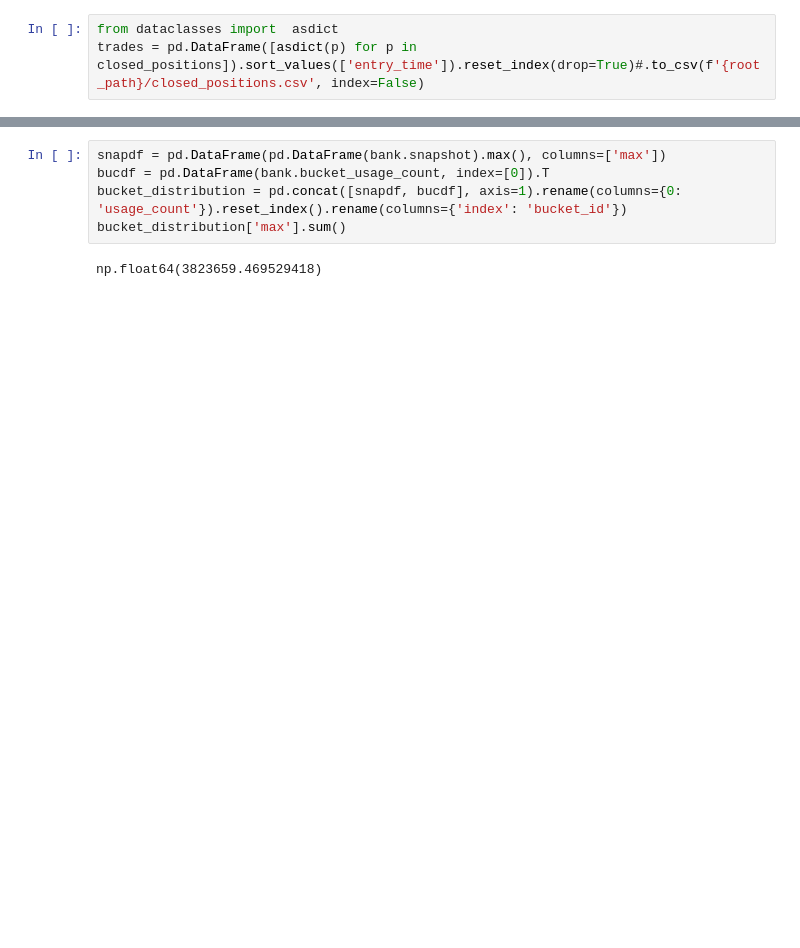
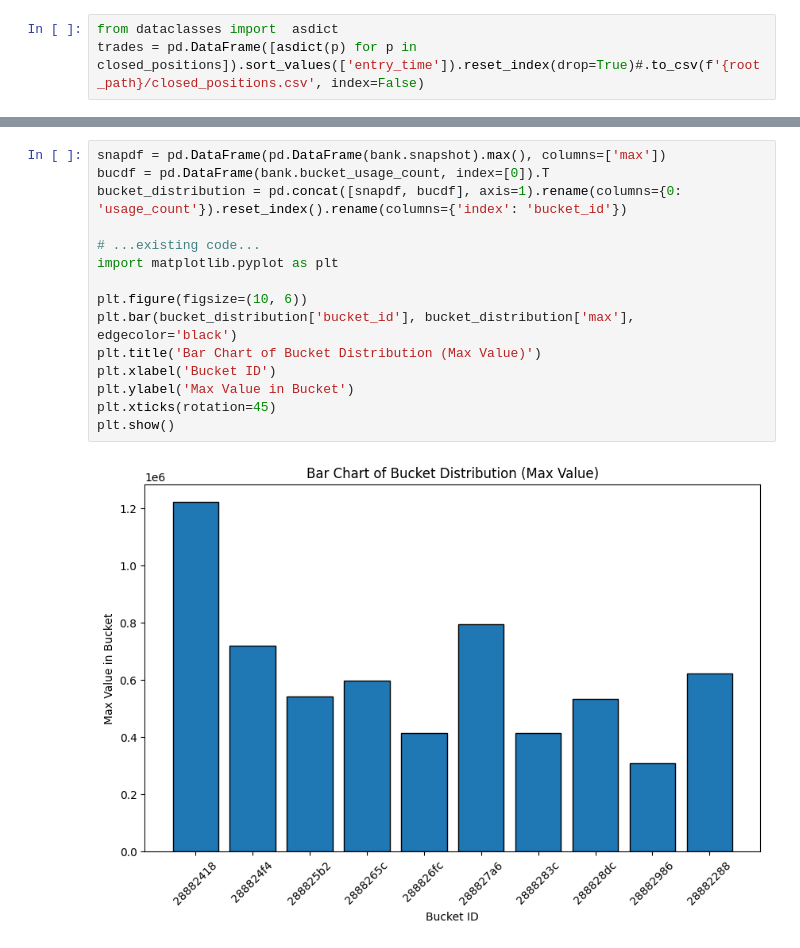
Before and after one commit to wishabhilash/strategy-notebooks, a Jupyter notebook: notebooks/NiftyShop-Fabtrader.ipynb, the cells around one changed output, grey strips where cells are left out. Saved outputs shown, nothing was run; the diff lists cells and outputs as text; blank space fills up the shorter version.

```diff
--- a/notebooks/NiftyShop-Fabtrader.ipynb
+++ b/notebooks/NiftyShop-Fabtrader.ipynb
@@ -366,10 +461,20 @@ tearsheet
 # %%
 snapdf = pd.DataFrame(pd.DataFrame(bank.snapshot).max(), columns=['max'])
 bucdf = pd.DataFrame(bank.bucket_usage_count, index=[0]).T
 bucket_distribution = pd.concat([snapdf, bucdf], axis=1).rename(columns={0: 'usage_count'}).reset_index().rename(columns={'index': 'bucket_id'})
-bucket_distribution['max'].sum()
+
+# ...existing code...
+import matplotlib.pyplot as plt
+
+plt.figure(figsize=(10, 6))
+plt.bar(bucket_distribution['bucket_id'], bucket_distribution['max'], edgecolor='black')
+plt.title('Bar Chart of Bucket Distribution (Max Value)')
+plt.xlabel('Bucket ID')
+plt.ylabel('Max Value in Bucket')
+plt.xticks(rotation=45)
+plt.show()
 # %% [output]
-np.float64(3823659.469529418)
+[figure, added]
 # %%
 trades.sort_values(['exit_time']).reset_index(drop=True).pnl.cumsum().plot(title='Cumulative PnL', figsize=(12, 6))
 # %% [output]
```
Also changed, not shown: parts of 5 cells of this notebook.
